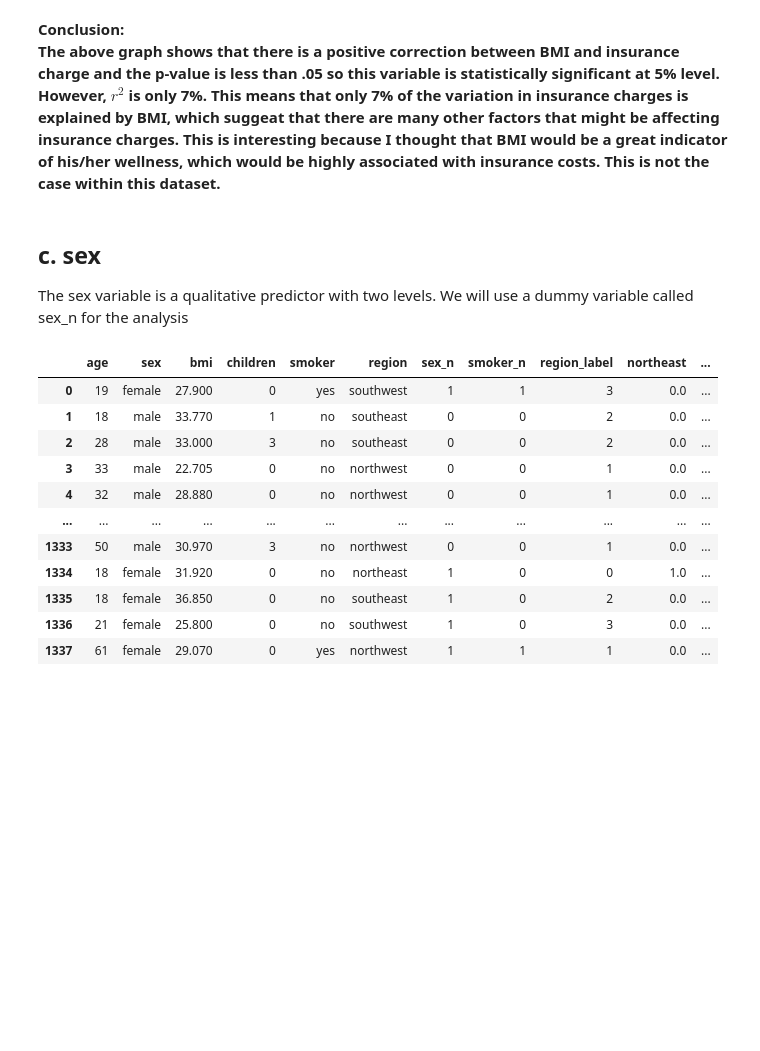
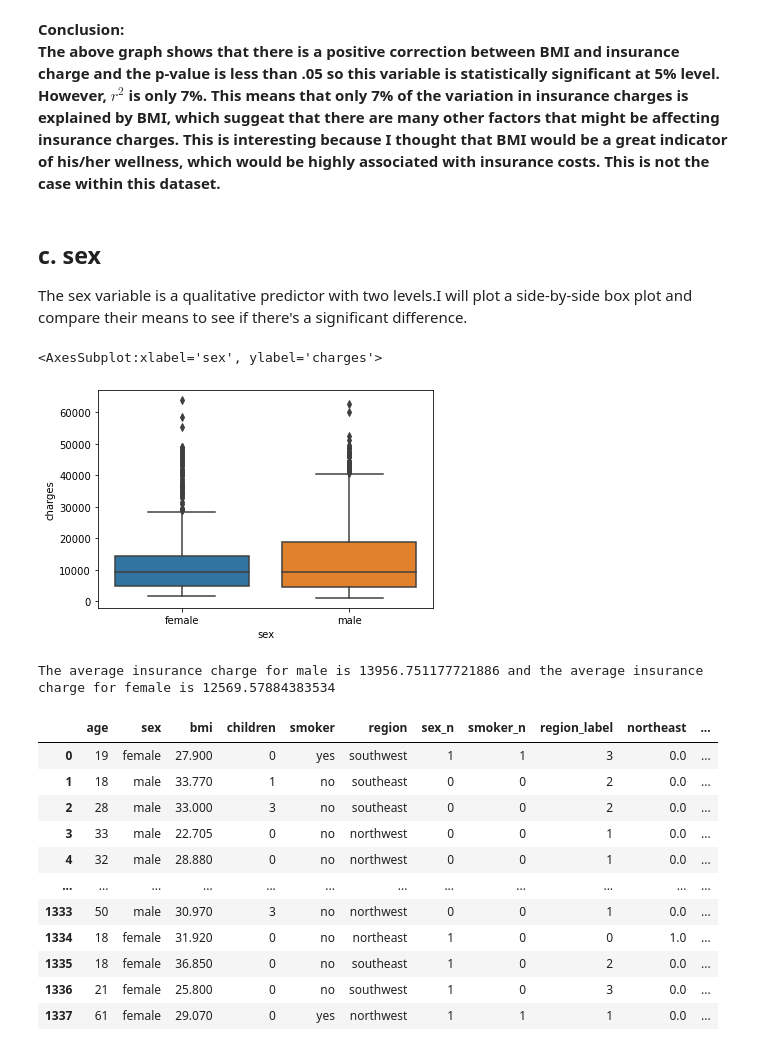
Before and after one commit to feelzoo/US_Medical_Insurance_Cost, a Jupyter notebook: US_Medical_Insurance_Cost_multiple_regression.ipynb, the cells around one changed output. Cells and saved outputs as stored; diff of their text form; code cells hidden in the pictures; blank space fills up the shorter version.

```diff
--- a/US_Medical_Insurance_Cost_multiple_regression.ipynb
+++ b/US_Medical_Insurance_Cost_multiple_regression.ipynb
@@ -271,4 +244,9 @@ Text(15, 59000, 'P value = 2.1666931918269805e-10\nR squared = 0.071231271118934
 The above graph shows that there is a positive correction between BMI and insurance charge and the p-value is less than .05 so this variable is statistically significant at 5% level. However, $r^2$ is only 7%. This means that only 7% of the variation in insurance charges is explained by BMI, which suggeat that there are many other factors that might be affecting insurance charges. This is interesting because I  thought that BMI would be a great indicator of his/her wellness, which would be highly associated with insurance costs. This is not the case within this dataset.
 # %% [markdown]
 ## c. sex
-The sex variable is a qualitative predictor with two levels. We will use a dummy variable called sex_n for the analysis
+The sex variable is a qualitative predictor with two levels.I will plot a side-by-side box plot and compare their means to see if there's a significant difference.
+# %%
+sns.boxplot(data = insurance, x = 'sex', y ='charges')
+# %% [output]
+<AxesSubplot:xlabel='sex', ylabel='charges'>
+[figure, added]
@@ -275,3 +257,7 @@ The sex variable is a qualitative predictor with two levels. We will use a dummy
+# %%
+print('The average insurance charge for male is {} and the average insurance charge for female is {}'.format(mean_male,mean_female))
+# %% [output]
+The average insurance charge for male is 13956.751177721886 and the average insurance charge for female is 12569.57884383534
 # %%
 #concatenate predictors with charge
 x_lean_charge = pd.concat([x,y],axis=1)
```
Also changed, not shown: parts of 25 cells of this notebook.
